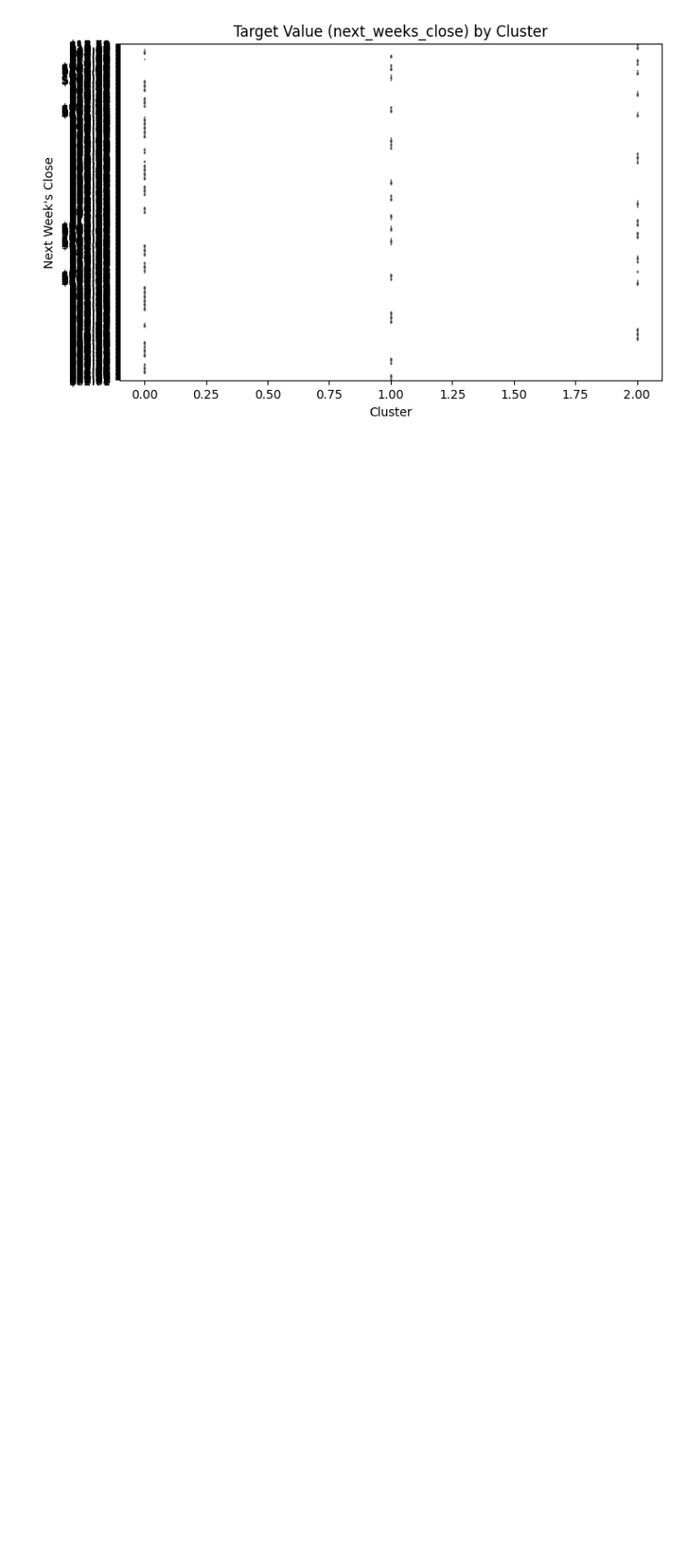
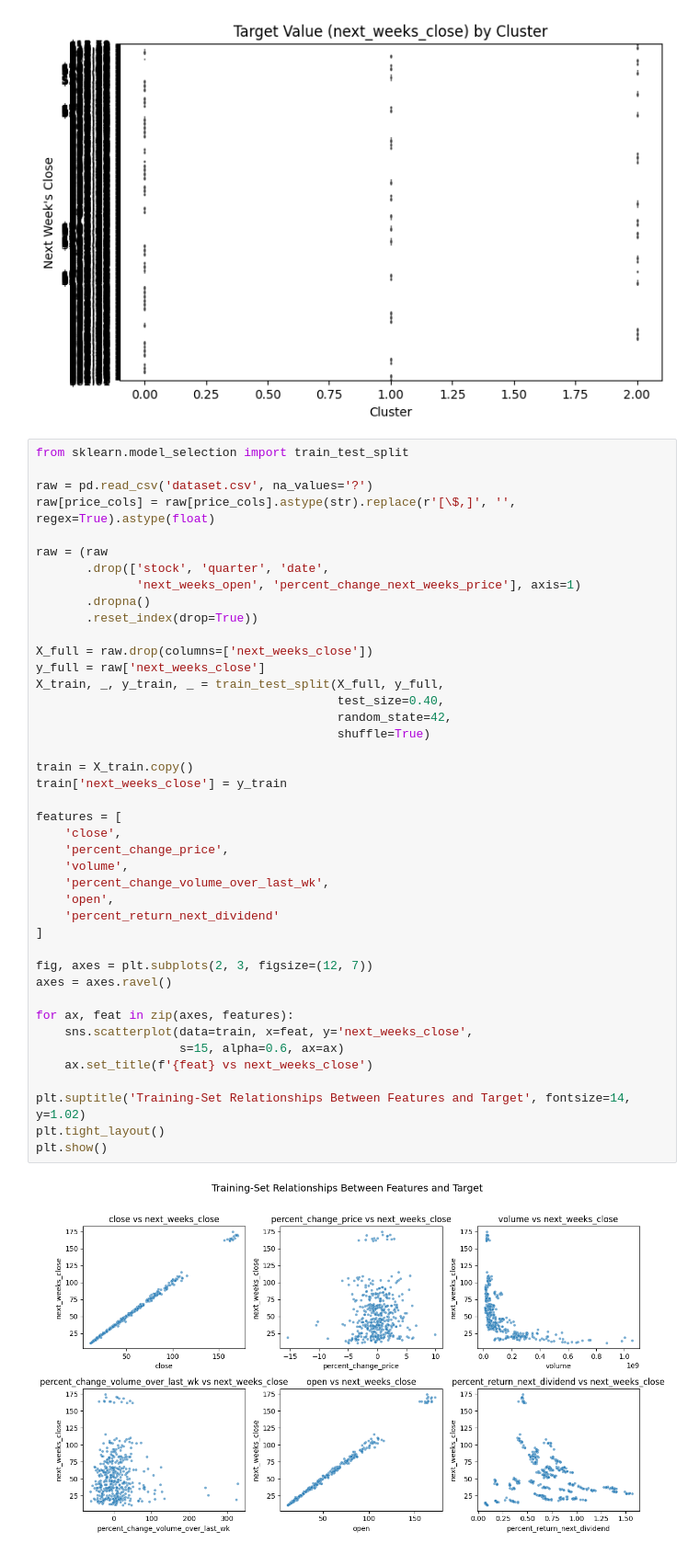
Before and after one commit to gsiri-code/CS-UY-4563-Final-Project, a Jupyter notebook: final_unsupervised.ipynb, the cells around one changed output. Shown at 92% size. Cells and saved outputs as stored; diff of their text form; blank space fills up the shorter version.

```diff
--- a/final_unsupervised.ipynb
+++ b/final_unsupervised.ipynb
@@ -152,3 +152,47 @@ plt.ylabel('Next Week\'s Close')
 plt.show()
 # %% [output]
 [figure]
+# %%
+from sklearn.model_selection import train_test_split
+
+raw = pd.read_csv('dataset.csv', na_values='?')
+raw[price_cols] = raw[price_cols].astype(str).replace(r'[\$,]', '', regex=True).astype(float)
+
+raw = (raw
+       .drop(['stock', 'quarter', 'date',
+              'next_weeks_open', 'percent_change_next_weeks_price'], axis=1)
+       .dropna()
+       .reset_index(drop=True))
+
+X_full = raw.drop(columns=['next_weeks_close'])
+y_full = raw['next_weeks_close']
+X_train, _, y_train, _ = train_test_split(X_full, y_full,
+                                          test_size=0.40,
+                                          random_state=42,
+                                          shuffle=True)
+
+train = X_train.copy()
+train['next_weeks_close'] = y_train
+
+features = [
+    'close',
+    'percent_change_price',
+    'volume',
+    'percent_change_volume_over_last_wk',
+    'open',
+    'percent_return_next_dividend'
+]
+
+fig, axes = plt.subplots(2, 3, figsize=(12, 7))
+axes = axes.ravel()
+
+for ax, feat in zip(axes, features):
+    sns.scatterplot(data=train, x=feat, y='next_weeks_close',
+                    s=15, alpha=0.6, ax=ax)
+    ax.set_title(f'{feat} vs next_weeks_close')
+
+plt.suptitle('Training-Set Relationships Between Features and Target', fontsize=14, y=1.02)
+plt.tight_layout()
+plt.show()
+# %% [output]
+[figure, added]
```
Also changed, not shown: 1 other file.
